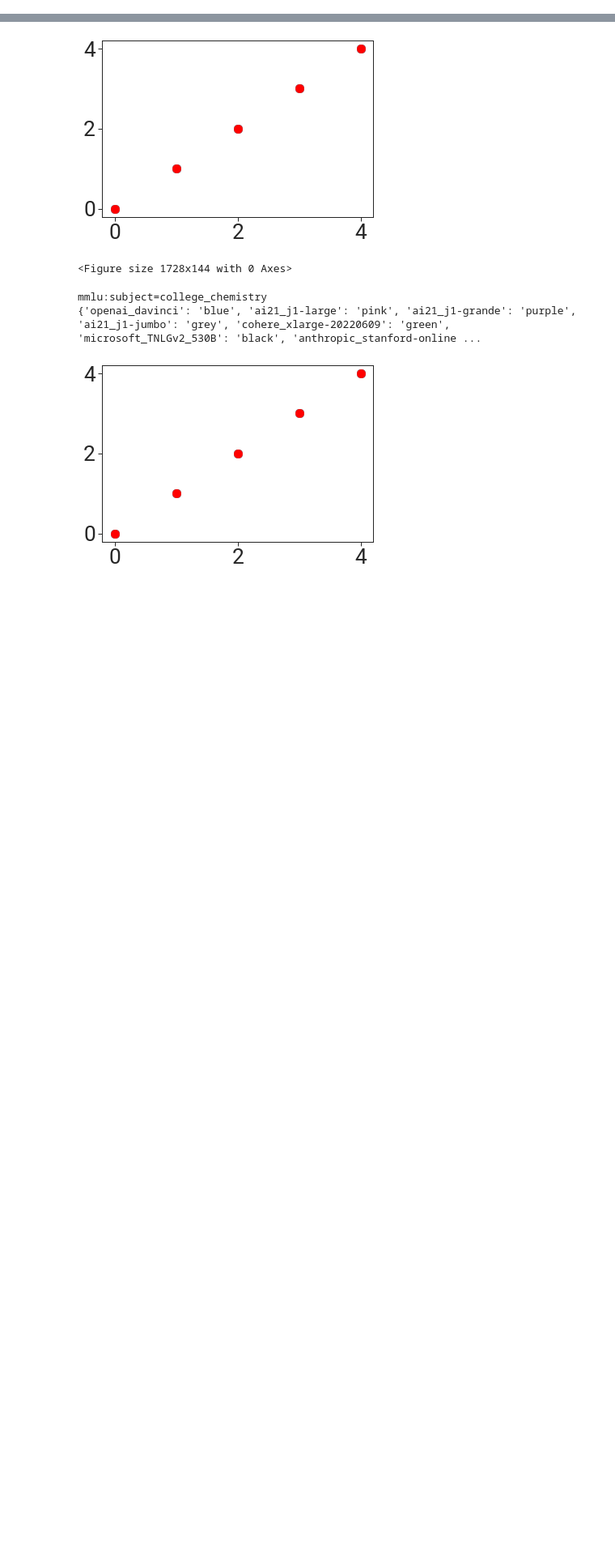
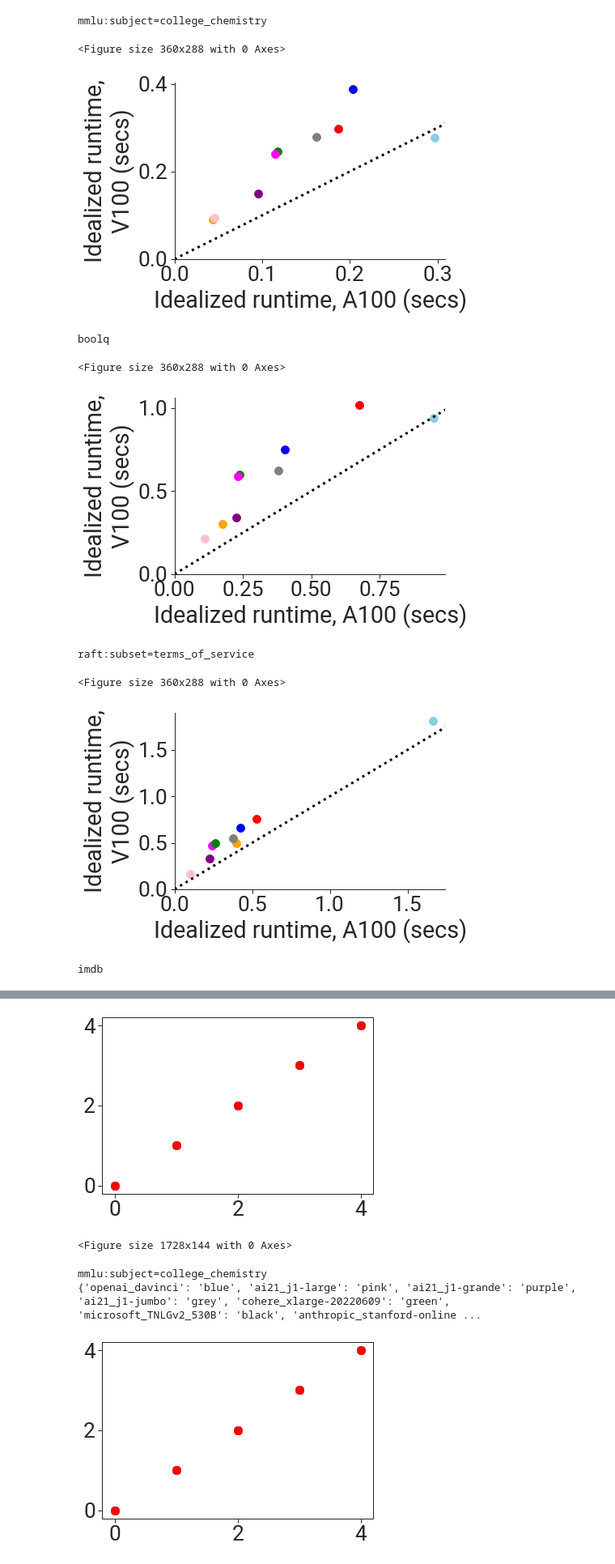
Before and after one commit to stanford-crfm/helm-efficiency, a Jupyter notebook: notebooks/efficiency_vs_capability.ipynb, the cells around one changed output, grey strips where cells are left out. Shown at 81% size. Cells and saved outputs as stored; diff of their text form; code cells hidden in the pictures; blank space fills up the shorter version.

```diff
--- a/notebooks/efficiency_vs_capability.ipynb
+++ b/notebooks/efficiency_vs_capability.ipynb
@@ -24,6 +28,18 @@ num_gpus = {
     "together_gpt-j-6b": 1,
     "together_yalm": 4,
     "together_bloom": 8,
+}
+num_gpus_v100 = {
+    "openai_davinci": 16,
+    "ai21_j1-large": 1,
+    "ai21_j1-grande": 2,
+    "ai21_j1-jumbo": 16,
+    "cohere_xlarge-20220609": 4,
+    "microsoft_TNLGv2_530B": 48,
+    "anthropic_stanford-online-all-v4-s3": 4,
+    "together_gpt-j-6b": 1,
+    "together_yalm": 8,
+    "together_bloom": 16,
 }
 colors = {
     "openai_davinci": 'blue',
@@ -73,6 +89,10 @@ names = {
     "together_yalm": 'Together/YALM',
     "together_bloom": 'Together/BLOOM',
 }
-# Using GCP price: https://cloud.google.com/compute/vm-instance-pricing#a2-machine-types.
-# Using GCP because AWS and Azure only seem to provide 8-A100 GPU machines.
-cost_of_a100_gpu_per_hour = 3.67
+# Using AWS price: https://aws.amazon.com/ec2/pricing/on-demand/.
+# Note that AWS only offers 8-A100 instances, so dividing by 8 here.
+cost_of_a100_gpu_per_hour = 4.096
+cost_of_v100_gpu_per_hour = 3.06
+
+with open("../processed_jsons/inference_idealized_runtimes_v100.json", "r") as f:
+    inference_idealized_runtimes_dict = json.load(f)
@@ -356,0 +533,14 @@ def plot_efficiency_vs_capability(efficiency_metric_name,
+# %%
+plot_idealized_runtimes_and_costs(efficiency_metric_name="idealized_runtime",
+                                  output_dir="../figures/idealized_comparison/runtime")
+# %% [output]
+mmlu:subject=college_chemistry
+<Figure size 360x288 with 0 Axes>
+[figure, added]
+boolq
+<Figure size 360x288 with 0 Axes>
+[figure, added]
+raft:subset=terms_of_service
+<Figure size 360x288 with 0 Axes>
+[figure, added]
+imdb
```
Also changed, not shown: parts of 11 cells of this notebook, 42 other files.
